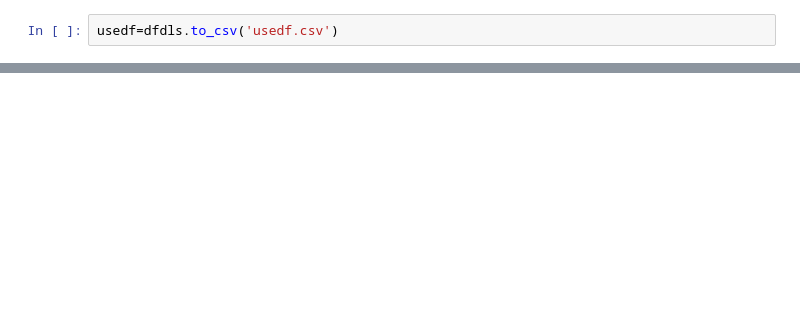
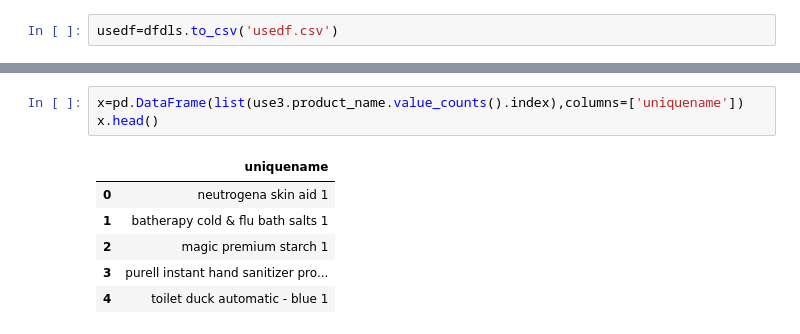
Before and after one commit to drmjw/product-database, a Jupyter notebook: CPDat.ipynb, the cells around one changed output, grey strips where cells are left out. Saved outputs shown, nothing was run; the diff lists cells and outputs as text; blank space fills up the shorter version.

```diff
--- a/CPDat.ipynb
+++ b/CPDat.ipynb
@@ -225,0 +427,10 @@ usedf=dfdls.to_csv('usedf.csv')
+# %%
+x=pd.DataFrame(list(use3.product_name.value_counts().index),columns=['uniquename'])
+x.head()
+# %% [output]
+|  | uniquename |
+| 0 | neutrogena skin aid 1 |
+| 1 | batherapy cold & flu bath salts 1 |
+| 2 | magic premium starch 1 |
+| 3 | purell instant hand sanitizer pro... |
+| 4 | toilet duck automatic - blue 1 |
```
Also changed, not shown: parts of 64 cells of this notebook, 4 other files.
